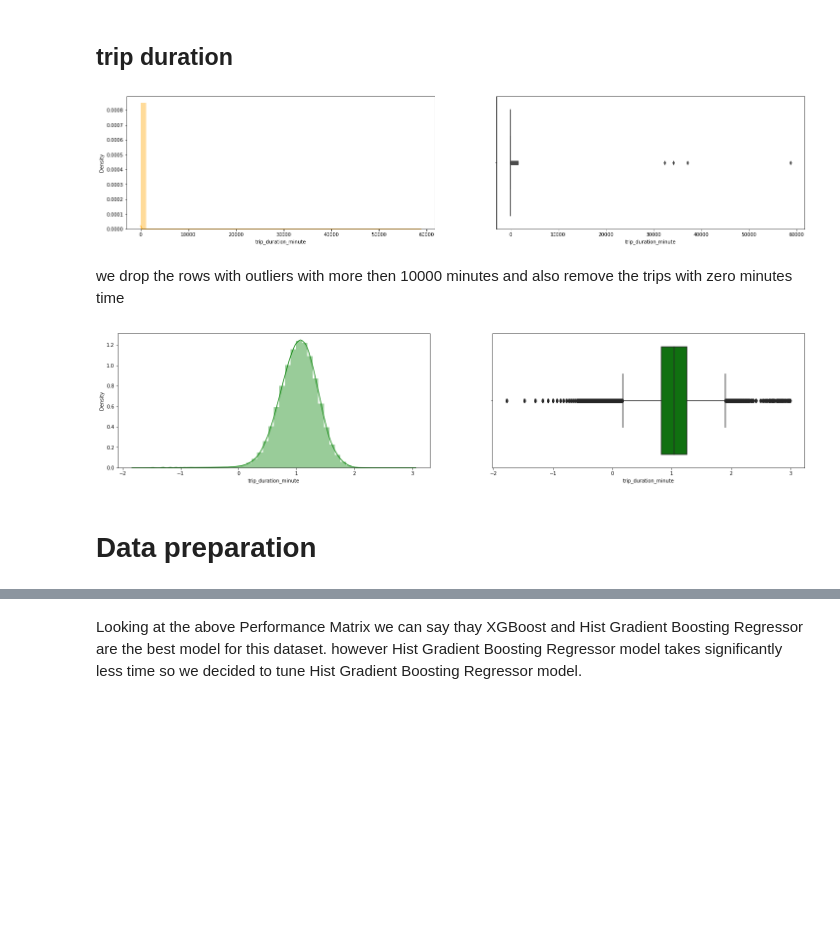
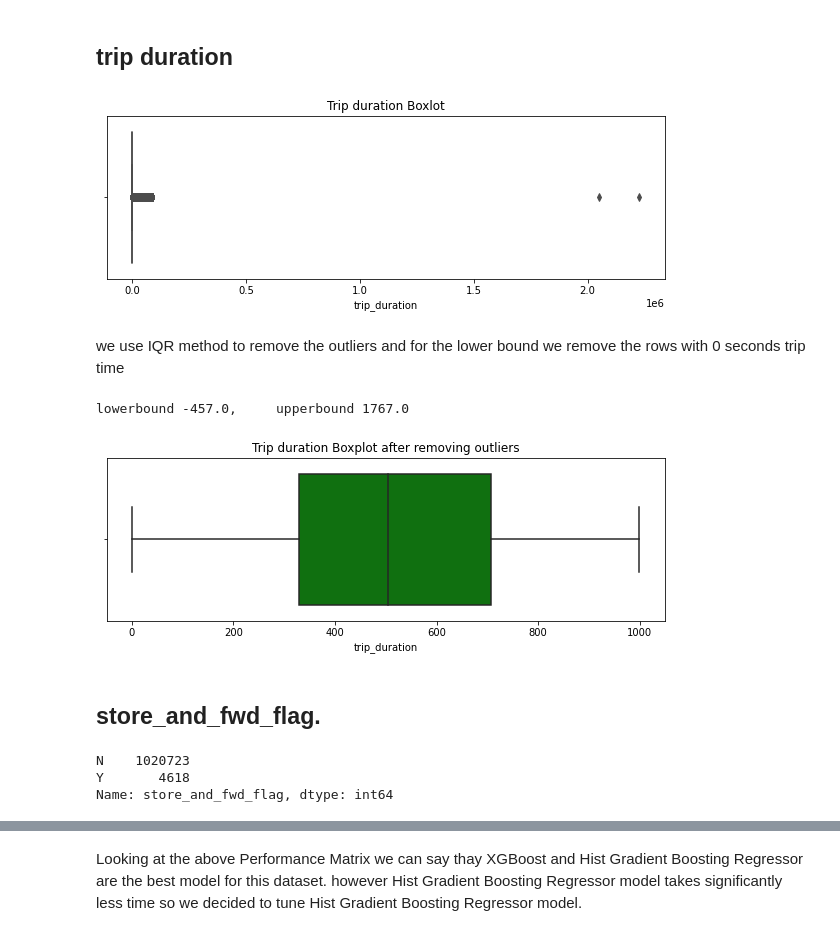
Before and after one commit to prabindebnath25/NYC-Taxi-Trip-Time-Prediction, a Jupyter notebook: NYC_Taxi_Trip_Time_Prediction_Capstone_Project.ipynb, the cells around one changed output, grey strips where cells are left out. Saved outputs shown, nothing was run; the diff lists cells and outputs as text; code cells hidden in the pictures; blank space fills up the shorter version.

```diff
--- a/NYC_Taxi_Trip_Time_Prediction_Capstone_Project.ipynb
+++ b/NYC_Taxi_Trip_Time_Prediction_Capstone_Project.ipynb
@@ -251,0 +281,4 @@ There are distances with 0 km we get ride of them
+# %%
+# Get upper/lower bounds for distance.
+lowerbound,upperbound = outlier_treatment(df['distance'])
+print(f"lowerbound {lowerbound},     upperbound {upperbound}")
@@ -252,3 +289,3 @@ There are distances with 0 km we get ride of them
 # %%
-# Get rid of zero distance
-df = df[df['distance'] > 0]
+# Get rid of zero distance  and distances less then 100 km
+df = df[(df['distance'] > 0.1) & (df['distance'] < upperbound)]
@@ -268,3 +291,0 @@ there are only 19 rows with distance more then 100km we get rid of them
-# %%
-# get rid of rows with distance more then 100 km
-df=  df[df['distance'] < 100]
@@ -277,17 +300,19 @@ sns.boxplot(df['distance'])
 # %% [markdown]
 ## trip duration
-# %%
-# Trip duration in minutes
-df['trip_duration_minute'] = df['trip_duration']/60
 # %%
 # Check out the trip_duration.
-fig, (ax1, ax2) = plt.subplots(1,2, figsize=(25,5))
-# plt.figure(figsize=(10,5))
-sns.distplot(df['trip_duration_minute'], color='orange', ax=ax1)
-sns.boxplot(df['trip_duration_minute'], color='orange', ax=ax2)
+plt.figure(figsize=(10,3))
+sns.boxplot(df['trip_duration'], color='orange')
+plt.title('Trip duration Boxlot')
 plt.show()
 # %% [output]
-[figure, old version]
+[figure, new version]
-# %% [markdown]
-we drop the rows with outliers with more then 10000 minutes and also remove the trips with zero minutes time
+# %% [markdown]
+we use IQR method to remove the outliers and for the lower bound we remove the rows with 0 seconds trip time
+# %%
+# Get upper/lower bounds for distance.
+lowerbound,upperbound = outlier_treatment(df['trip_duration'])
+print(f"lowerbound {lowerbound},     upperbound {upperbound}")
+# %% [output]
+lowerbound -457.0,     upperbound 1767.0
 # %%
@@ -299,11 +321,17 @@ df['trip_duration_minute'] = np.log10(df['trip_duration_minute'])
 # %%
-# Check out the trip_duration after removing outlieers and taking log.
-fig, (ax1, ax2) = plt.subplots(1,2, figsize=(25,5))
+# Check out the trip_duration after removing outlieers
+fig = plt.figure(figsize=(10,3))
 # plt.figure(figsize=(10,5))
-sns.distplot(df['trip_duration_minute'], color='green', ax=ax1)
-sns.boxplot(df['trip_duration_minute'], color='green', ax=ax2)
+sns.boxplot(df['trip_duration'], color='green')
+plt.title('Trip duration Boxplot after removing outliers')
 plt.show()
 # %% [output]
-[figure, old version]
+[figure, new version]
-# %% [markdown]
-# Data preparation
+# %% [markdown]
+## store_and_fwd_flag.
+# %%
+df['store_and_fwd_flag'].value_counts()
+# %% [output]
+N    1020723
+Y       4618
+Name: store_and_fwd_flag, dtype: int64
```
Also changed, not shown: parts of 51 cells of this notebook.
